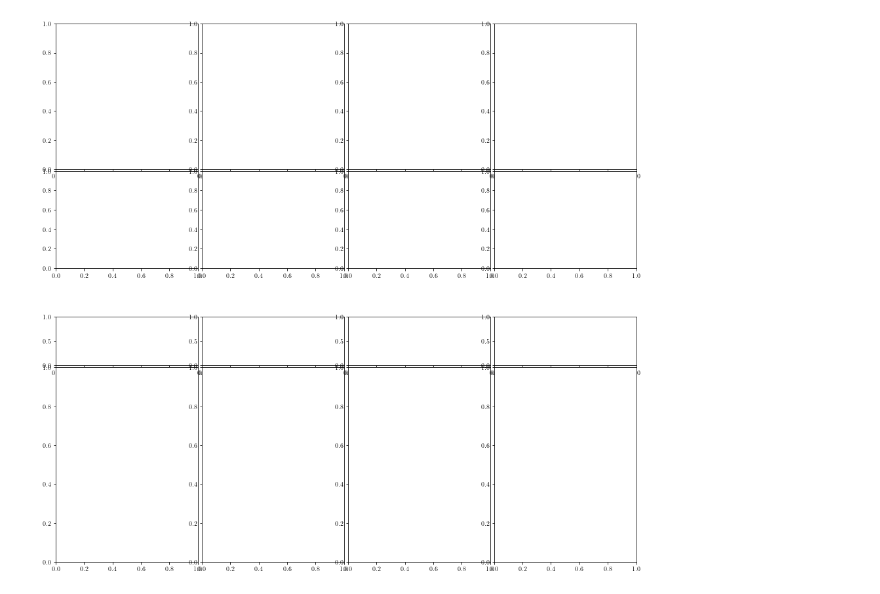
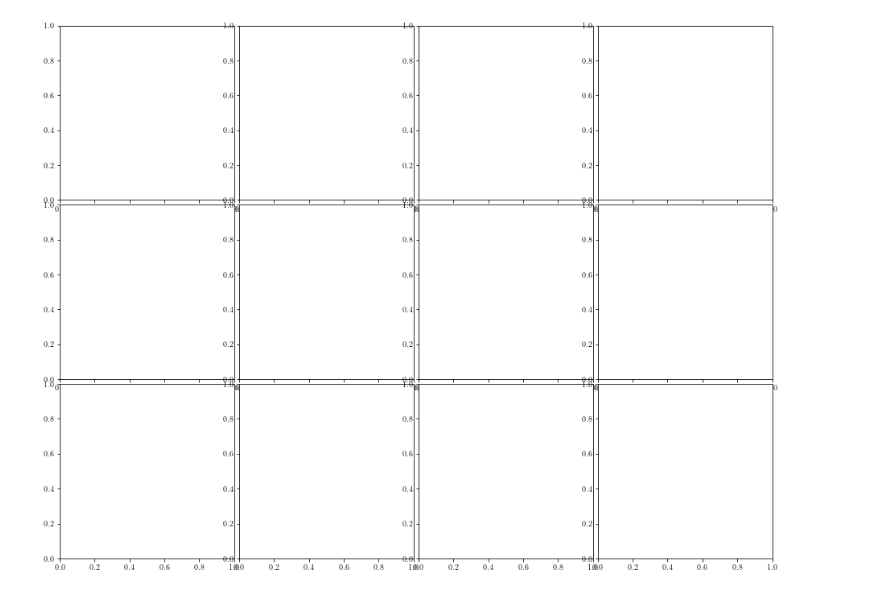
Before and after one commit to calvinosinga/hcolor, a Jupyter notebook: fig_md_analysis/paper_figures/distortion_panels.ipynb, the cells around one changed output. Drawn from its saved outputs; the diff is of its cells as text; code cells hidden in the pictures.

```diff
--- a/fig_md_analysis/paper_figures/distortion_panels.ipynb
+++ b/fig_md_analysis/paper_figures/distortion_panels.ipynb
@@ -17,47 +44,50 @@ head = il.groupcat.loadHeader(tngpath+'output/', 99)
 # %%
-# first figure
-nrows = 5
-ndist = 2
+# Now with vn
+nrows = 3
 ncols = 4
 xborder = 1
 yborder = 1
 panel_bt = 0.1
 panel_length = 3
-dist_panel_length = 1
+
 
 # border input can be either a list or single number
 if isinstance(xborder, float) or isinstance(xborder, int):
     xborder = [xborder, xborder]
 if isinstance(yborder, float) or isinstance(yborder, int):
     yborder = [yborder, yborder]
 if isinstance(panel_bt, float) or isinstance(panel_bt, int):
     panel_bt = [panel_bt, panel_bt]
 # creating Figure object
 
 figwidth = panel_length * ncols + panel_bt[0] * (ncols - 1) + \
         xborder[0] + xborder[1]
-figheight = panel_length * (nrows-ndist) + dist_panel_length * ndist + panel_bt[1] * (nrows - 1) + \
+figheight = panel_length * nrows + panel_bt[1] * (nrows - 1) + \
         yborder[0] + yborder[1]
 
 fig = plt.figure(figsize=(figwidth, figheight))
 
 # creating gridspec
-gs = gspec.GridSpec(11, ncols)
+gs = gspec.GridSpec(nrows, ncols)
 plt.subplots_adjust(left= xborder[0]/figwidth, right=1-xborder[1]/figwidth,
         top=1-yborder[1]/figheight, bottom=yborder[0]/figheight,
         wspace=panel_bt[0]*ncols/figwidth, hspace=panel_bt[1]*nrows/figheight)
 
 # making panels list
 panels = []
-dist_panels = []
-for j in range(ncols):
+for i in range(nrows):
     col_panels = []
-    col_panels.append(fig.add_subplot(gs[:3, j]))
-    #col_panels.append(fig.add_subplot(gs[3:7, j]))
-    gs_sub1 = gspec.GridSpecFromSubplotSpec(4,1,subplot_spec = gs[3:7, j],wspace=0, hspace=0)
-    col_panels.append(fig.add_subplot(gs_sub1[:2]))
-    dist_panels.append(fig.add_subplot(gs_sub1[3]))
-    col_panels.append(fig.add_subplot(gs[7:, j]))
+    for j in range(ncols):
+        col_panels.append(fig.add_subplot(gs[i, j]))
+
     panels.append(col_panels)
+
+flib = FigureLibrary(fig=fig, panels=panels)
+flib.panel_length = panel_length
+flib.panel_bt = panel_bt
+flib.xborder = xborder
+flib.yborder = yborder
+flib.has_cbar_panel = False
+flib.figsize = [figwidth, figheight]
 # %% [output]
-[figure, old version]
+[figure, new version]
```
Also changed, not shown: parts of 18 cells of this notebook, 8 other files.
